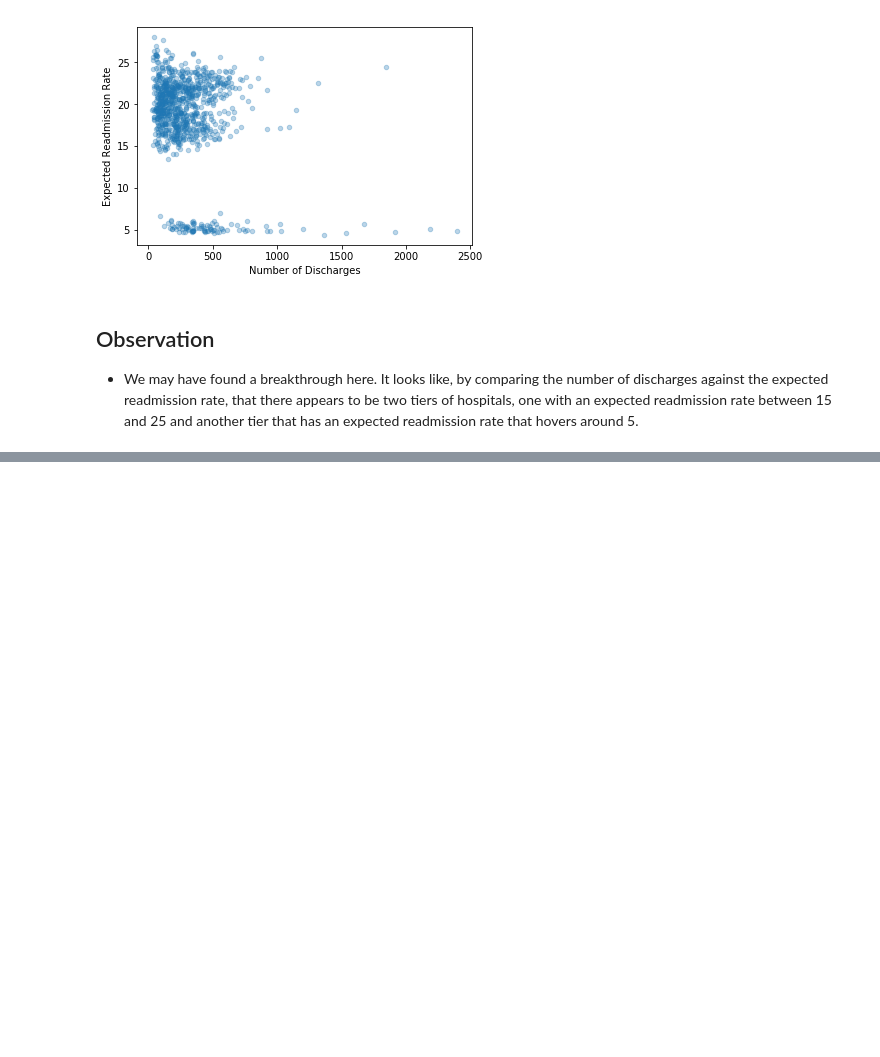
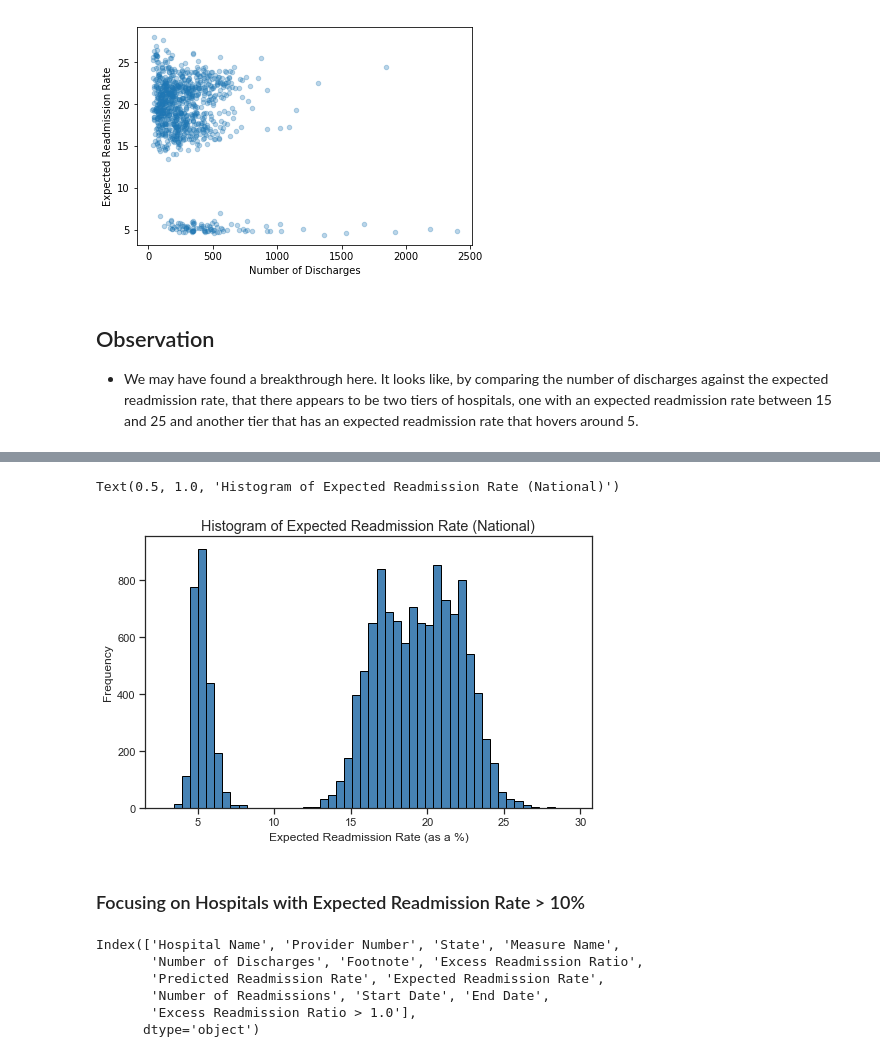
Before and after one commit to earny-joe/Springboard-DS-Portfolio, a Jupyter notebook: unit8/reduce-hospital-readmissions/hospital_readmit/sliderule_dsi_inferential_statistics_exercise_3.ipynb, the cells around one changed output, grey strips where cells are left out. Cells and saved outputs as stored; diff of their text form; code cells hidden in the pictures; blank space fills up the shorter version.

```diff
--- a/unit8/reduce-hospital-readmissions/hospital_readmit/sliderule_dsi_inferential_statistics_exercise_3.ipynb
+++ b/unit8/reduce-hospital-readmissions/hospital_readmit/sliderule_dsi_inferential_statistics_exercise_3.ipynb
@@ -304,0 +320,7 @@ ca_df.plot(x='Number of Discharges', y = 'Expected Readmission Rate', kind = 'sc
+# %%
+national_read_rate_hist = hospital_read_df['Expected Readmission Rate'].plot(bins = 50, kind = 'hist', color = 'steelblue', edgecolor = 'black', figsize=(8,5))
+national_read_rate_hist.set_xlabel('Expected Readmission Rate (as a %)')
+national_read_rate_hist.set_title('Histogram of Expected Readmission Rate (National)', fontsize = 'large')
+# %% [output]
+Text(0.5, 1.0, 'Histogram of Expected Readmission Rate (National)')
+[figure, added]
@@ -304,0 +335,11 @@ ca_df.plot(x='Number of Discharges', y = 'Expected Readmission Rate', kind = 'sc
+# %% [markdown]
+### Focusing on Hospitals with Expected Readmission Rate > 10%
+# %%
+ca_read_rate_greater_10_df.columns
+# %% [output]
+Index(['Hospital Name', 'Provider Number', 'State', 'Measure Name',
+       'Number of Discharges', 'Footnote', 'Excess Readmission Ratio',
+       'Predicted Readmission Rate', 'Expected Readmission Rate',
+       'Number of Readmissions', 'Start Date', 'End Date',
+       'Excess Readmission Ratio > 1.0'],
+      dtype='object')
```
Also changed, not shown: parts of 18 cells of this notebook.
